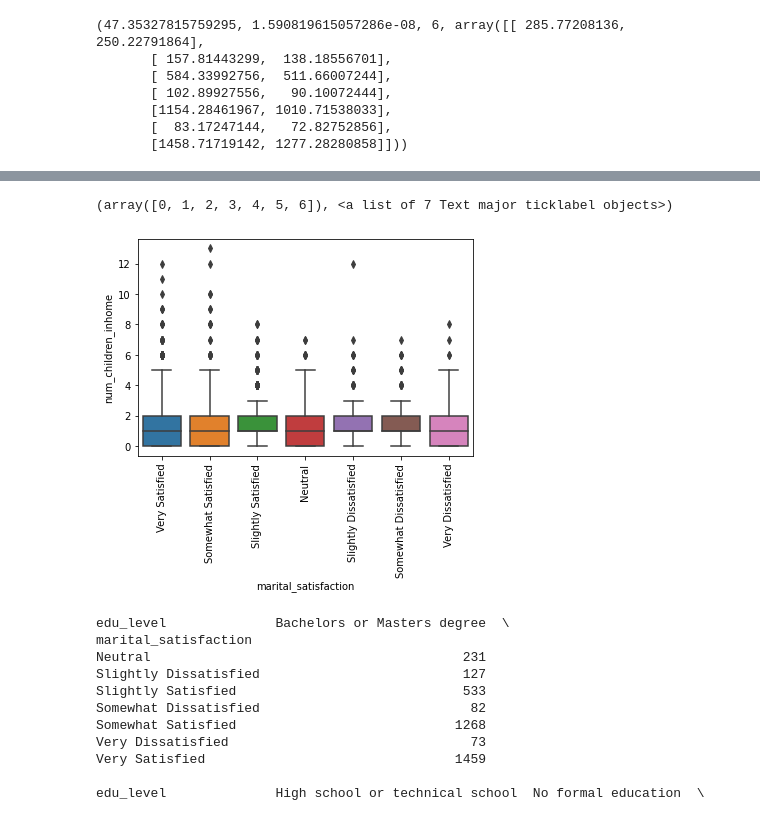
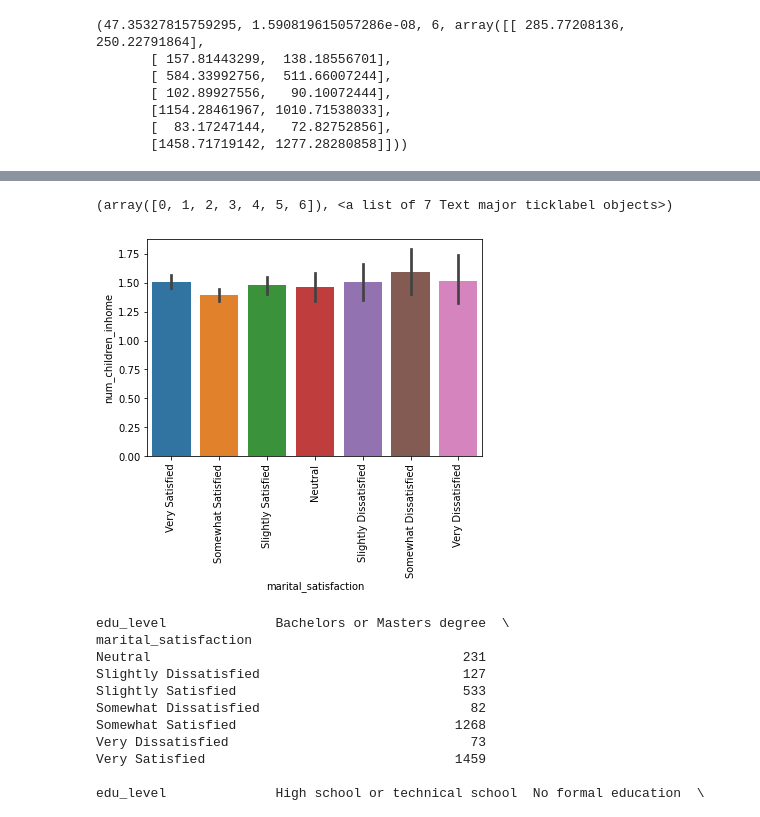
Before and after one commit to clahonta/Springboard_Capstone_2, a Jupyter notebook: Capstone Three - Exploratory Data Analysis.ipynb, the cells around one changed output, grey strips where cells are left out. Drawn from its saved outputs; the diff is of its cells as text; code cells hidden in the pictures.

```diff
--- a/Capstone Three - Exploratory Data Analysis.ipynb
+++ b/Capstone Three - Exploratory Data Analysis.ipynb
@@ -191,9 +199,11 @@ plt.xticks(rotation=90)
 # %%
-sns.boxplot(y=data_wrangled['num_children_inhome'], x=data_wrangled['marital_satisfaction'], data=data_wrangled, order=marsat_responses)
+#barchart of avg w/ error bar for conf interval
+
+sns.barplot(y=data_wrangled['num_children_inhome'], x=data_wrangled['marital_satisfaction'], data=data_wrangled, order=marsat_responses)
 plt.xticks(rotation=90)
 # %% [output]
 (array([0, 1, 2, 3, 4, 5, 6]), <a list of 7 Text major ticklabel objects>)
-[figure, old version]
+[figure, new version]
 # %%
 # Lots of college education in this popualtion. Potential limitation of this study.
 
```
Also changed, not shown: parts of 9 cells of this notebook, 12 other files.
